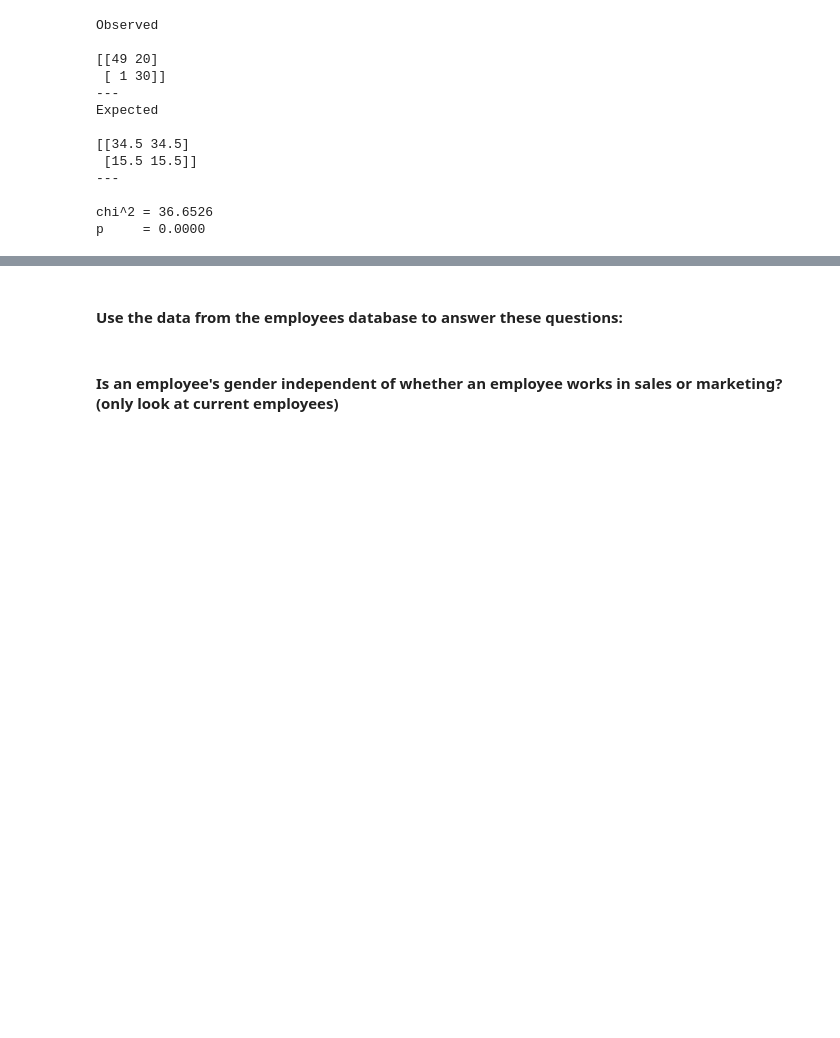
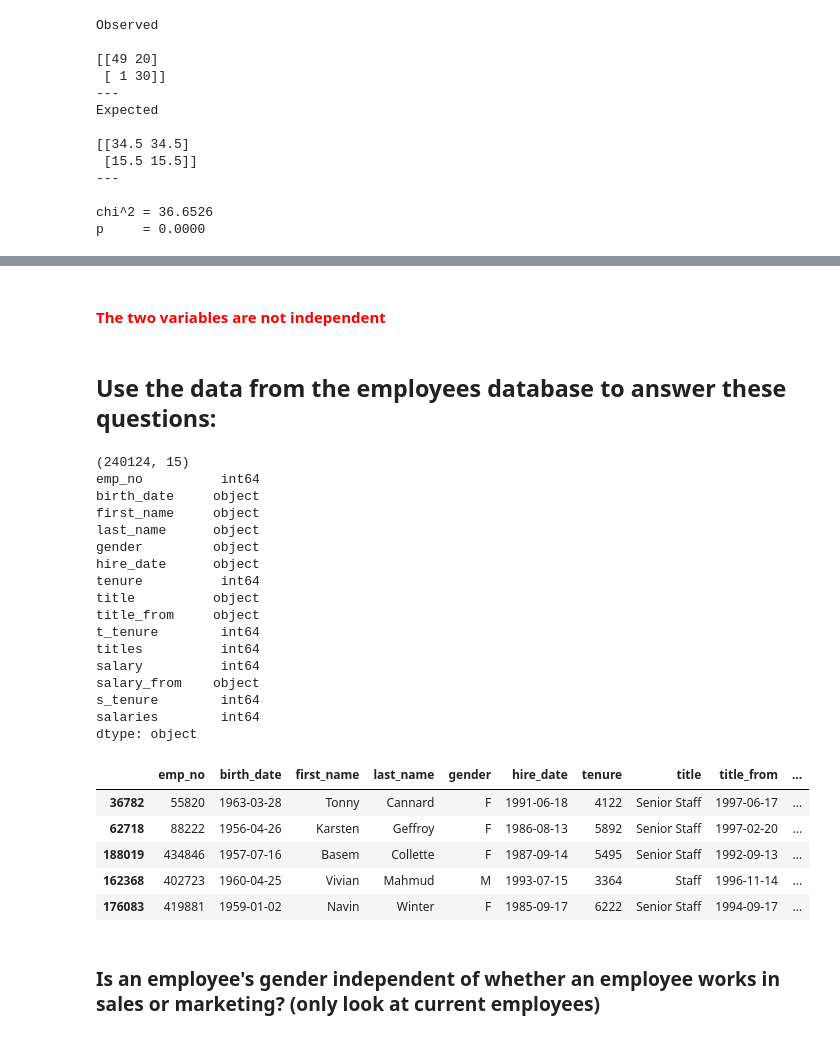
Before and after one commit to Jeff-Hutchins/statistics-exercises, a Jupyter notebook: hypothesis_testing.ipynb, the cells around one changed output, grey strips where cells are left out. Cells and saved outputs as stored; diff of their text form; code cells hidden in the pictures; blank space fills up the shorter version.

```diff
--- a/hypothesis_testing.ipynb
+++ b/hypothesis_testing.ipynb
@@ -388,4 +443,34 @@ mpg.manufacturer.nunique()
+# %% [markdown]
+#### <font color='red'>The two variables are not independent</font>
 # %% [markdown]
-#### Use the data from the employees database to answer these questions:
+## Use the data from the employees database to answer these questions:
+# %%
+print(employees.shape)
+print(employees.dtypes)
+employees.sample(5)
+# %% [output]
+(240124, 15)
+emp_no          int64
+birth_date     object
+first_name     object
+last_name      object
+gender         object
+hire_date      object
+tenure          int64
+title          object
+title_from     object
+t_tenure        int64
+titles          int64
+salary          int64
+salary_from    object
+s_tenure        int64
+salaries        int64
+dtype: object
+|  | emp_no | birth_date | first_name | last_name | gender | hire_date | tenure | title | title_from | ... |
+| 36782 | 55820 | 1963-03-28 | Tonny | Cannard | F | 1991-06-18 | 4122 | Senior Staff | 1997-06-17 | ... |
+| 62718 | 88222 | 1956-04-26 | Karsten | Geffroy | F | 1986-08-13 | 5892 | Senior Staff | 1997-02-20 | ... |
+| 188019 | 434846 | 1957-07-16 | Basem | Collette | F | 1987-09-14 | 5495 | Senior Staff | 1992-09-13 | ... |
+| 162368 | 402723 | 1960-04-25 | Vivian | Mahmud | M | 1993-07-15 | 3364 | Staff | 1996-11-14 | ... |
+| 176083 | 419881 | 1959-01-02 | Navin | Winter | F | 1985-09-17 | 6222 | Senior Staff | 1994-09-17 | ... |
 # %% [markdown]
-#### Is an employee's gender independent of whether an employee works in sales or marketing? (only look at current employees)
+### Is an employee's gender independent of whether an employee works in sales or marketing? (only look at current employees)
```
Also changed, not shown: parts of 48 cells of this notebook.
